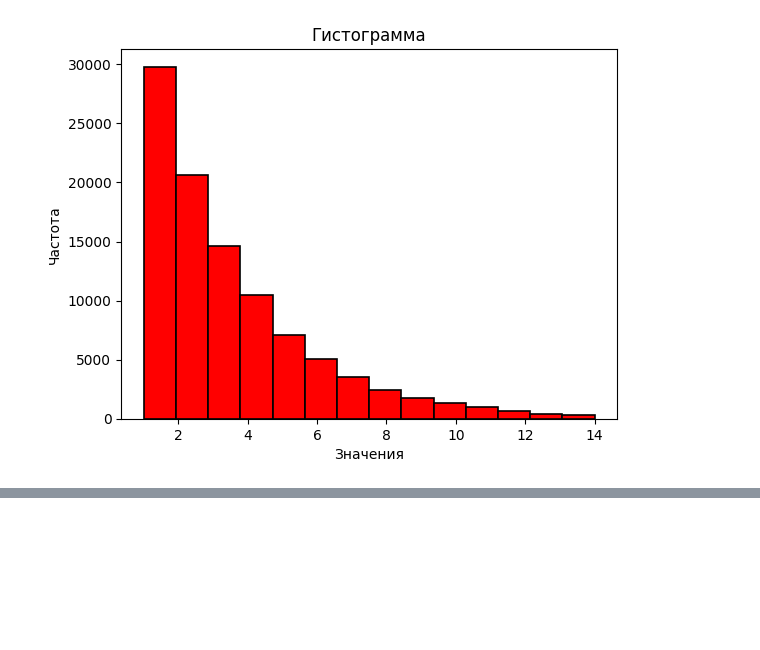
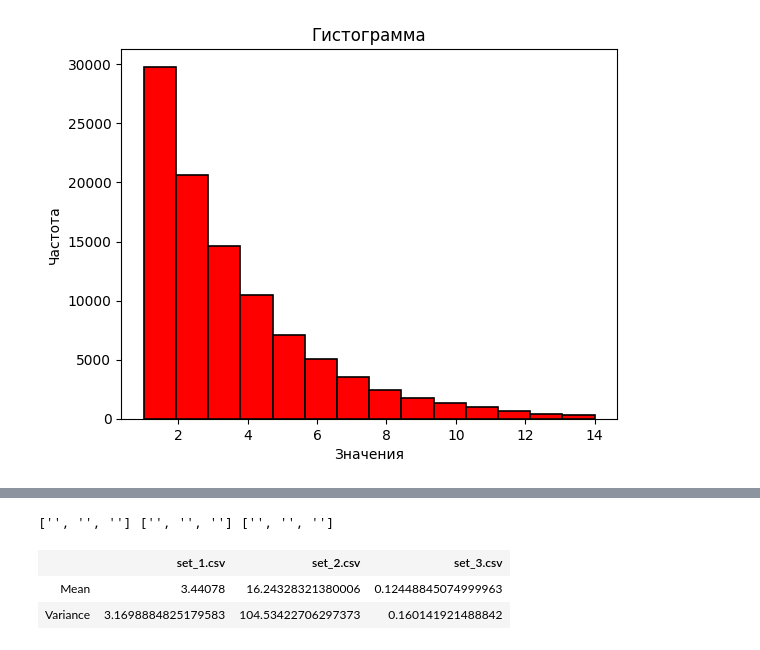
Before and after one commit to ALFecki/matstat, a Jupyter notebook: lab-1/lab1.ipynb, the cells around one changed output, grey strips where cells are left out. Cells and saved outputs as stored; diff of their text form; code cells hidden in the pictures; blank space fills up the shorter version.

```diff
--- a/lab-1/lab1.ipynb
+++ b/lab-1/lab1.ipynb
@@ -115,39 +80,42 @@ NameError: name 'data_set_3' is not defined
 # %%
-def mean(values):
+def mean(values: List[float | int]):
     if not values:
         return None
-    return sum(values) / len(values)
 
-def variance(data, mean):
-    n = len(data)
-    if n < 2:
-        raise ValueError("The data should contain at least two elements.")
+    return sum([key * value / len(values) for key, value in Counter(values).items()])
 
-    squared_diffs = [(x - mean) ** 2 for x in data]
-    return np.sum(squared_diffs) / (n - 1)
+def variance(values: List[float | int]):
 
-mean_arr = [mean(data_set.tolist()) for data_set in data_sets]
-variance_arr = [variance(data_set.tolist(), mean_set) for data_set, mean_set in zip(data_sets, mean_arr)]
+    return math.sqrt(mean([s ** 2 for s in values]) - mean(values) ** 2)
+
+means = [mean(data_set.tolist()) for data_set in data_sets]
+
+variances = [variance(data_set.tolist()) for data_set in data_sets]
 
 data = {
     'Headers': data_sets_files,
-    'Mean': mean_arr,
-    'Variance': variance_arr
+    'Mean': means,
+    'Variance': variances
 }
 table = f"""<table>
 <tr>
 <th></th>
 {[f"<th>{header}</th>" for header in data_sets_files]}
 </tr>
 <tr>
 <td>Mean</td>
 {[f"<td>{mean}</td>" for mean in data["Mean"]]}
 </tr>
 <tr>
 <td>Variance</td>
 {[f"<td>{variance}</td>" for variance in data["Variance"]]}
 </tr>
 </table>"""
 
 display(HTML(table))
+# %% [output]
+['', '', ''] ['', '', ''] ['', '', '']
+|  | set_1.csv | set_2.csv | set_3.csv |
+| Mean | 3.44078 | 16.24328321380006 | 0.12448845074999963 |
+| Variance | 3.1698884825179583 | 104.53422706297373 | 0.160141921488842 |
 # %%
```
Also changed, not shown: parts of 16 cells of this notebook.
